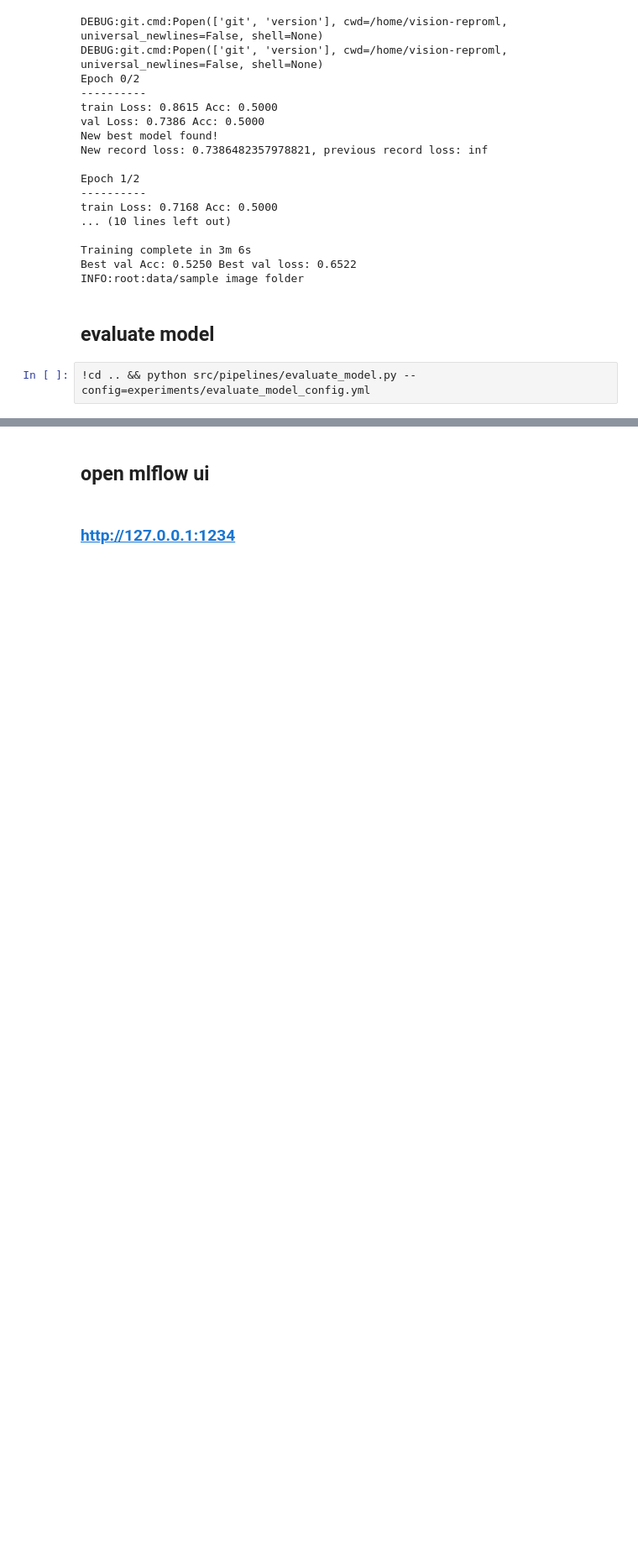
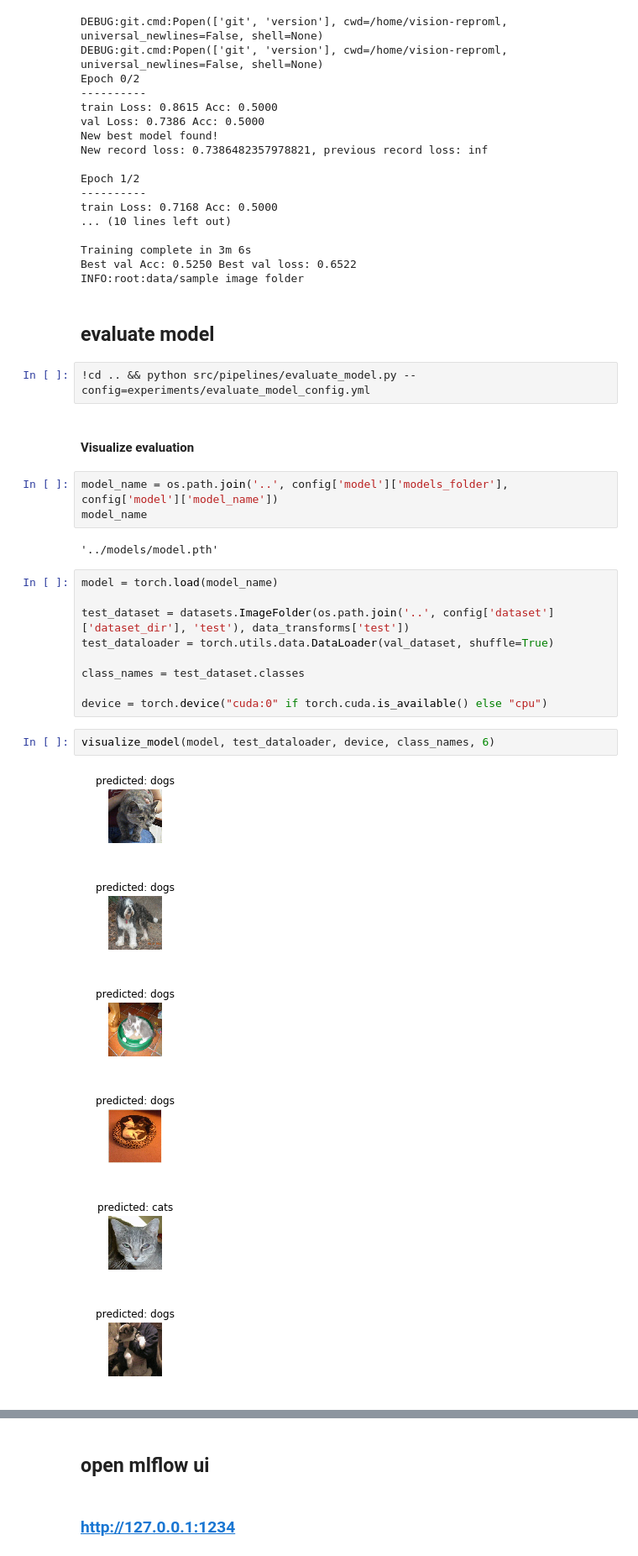
Before and after one commit to mnrozhkov/vision-reproml, a Jupyter notebook: notebooks/catsanddogs.ipynb, the cells around one changed output, grey strips where cells are left out. Shown at 84% size. Drawn from its saved outputs; the diff is of its cells as text; blank space fills up the shorter version.

```diff
--- a/notebooks/catsanddogs.ipynb
+++ b/notebooks/catsanddogs.ipynb
@@ -49,3 +90,28 @@ INFO:root:data/sample image folder
 ## evaluate model
 # %%
 !cd .. && python src/pipelines/evaluate_model.py --config=experiments/evaluate_model_config.yml
+# %% [markdown]
+#### Visualize evaluation
+# %%
+model_name = os.path.join('..', config['model']['models_folder'], config['model']['model_name'])
+model_name
+# %% [output]
+'../models/model.pth'
+# %%
+model = torch.load(model_name)
+
+test_dataset = datasets.ImageFolder(os.path.join('..', config['dataset']['dataset_dir'], 'test'), data_transforms['test'])
+test_dataloader = torch.utils.data.DataLoader(val_dataset, shuffle=True)
+
+class_names = test_dataset.classes
+
+device = torch.device("cuda:0" if torch.cuda.is_available() else "cpu")
+# %%
+visualize_model(model, test_dataloader, device, class_names, 6)
+# %% [output]
+[figure, added]
+[figure, added]
+[figure, added]
+[figure, added]
+[figure, added]
+[figure, added]
```
Also changed, not shown: parts of 9 cells of this notebook, 1 other file.
